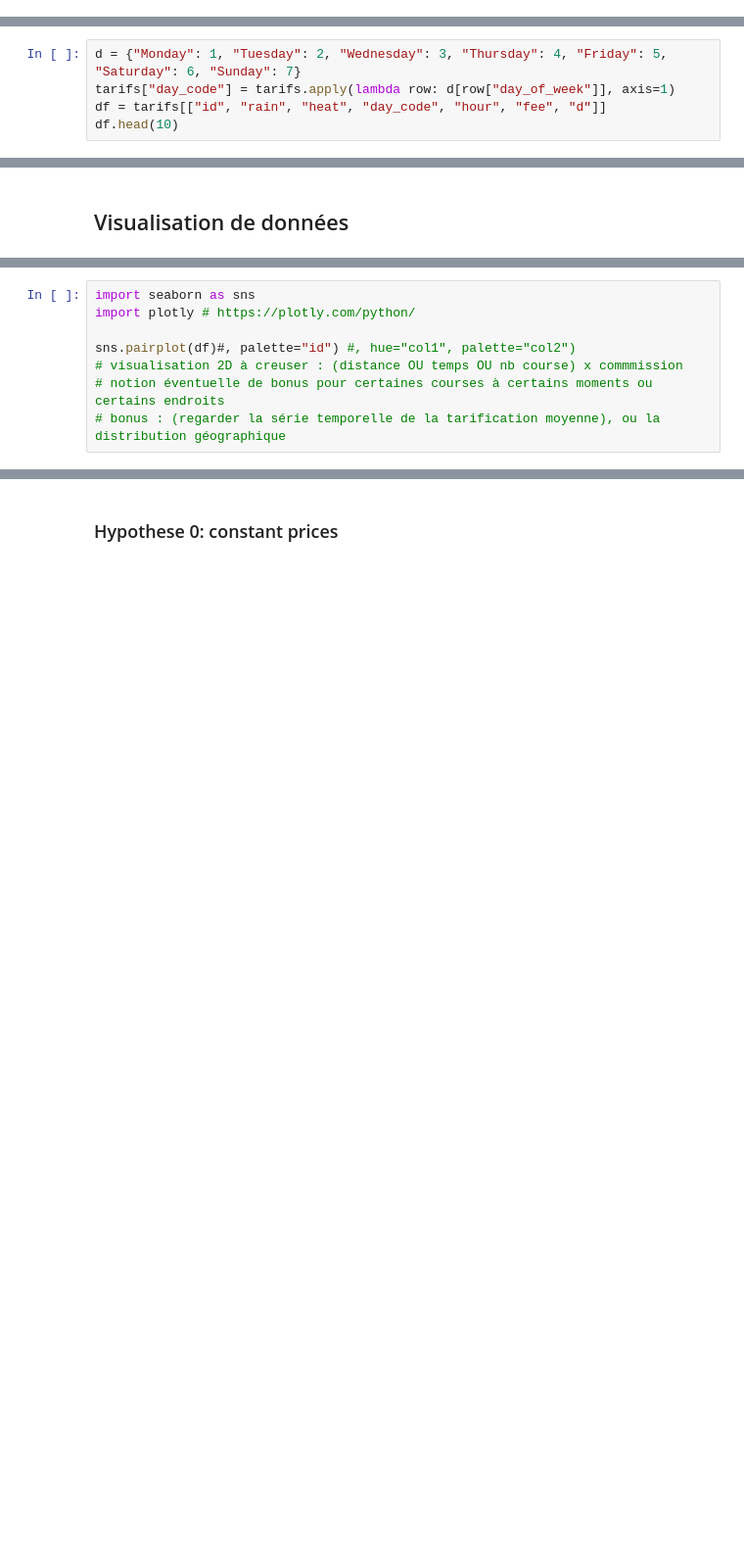
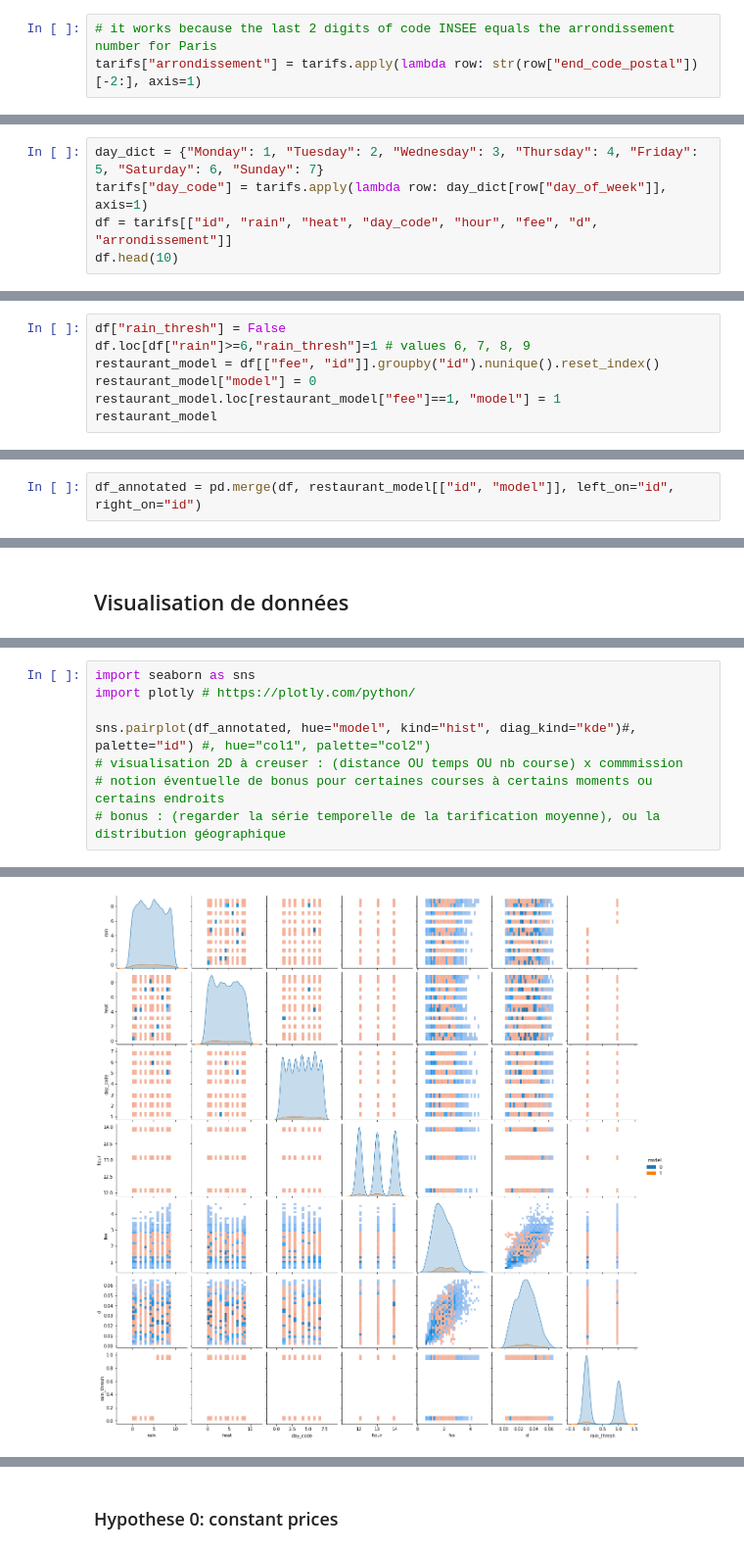
Before and after one commit to pedevineau/Inconnus, a Jupyter notebook: restaurant.ipynb, the cells around one changed output, grey strips where cells are left out. Shown at 98% size. Saved outputs shown, nothing was run; the diff lists cells and outputs as text; blank space fills up the shorter version.

Commit message:
Visualisations

```diff
--- a/restaurant.ipynb
+++ b/restaurant.ipynb
@@ -54 +65,4 @@ tarifs["d"] = np.sqrt((tarifs["end_lon"]-tarifs["start_lon"])**2 + (tarifs["end_
+# %%
+# it works because the last 2 digits of code INSEE equals the arrondissement number for Paris
+tarifs["arrondissement"] = tarifs.apply(lambda row: str(row["end_code_postal"])[-2:], axis=1)
 # %% [markdown]
@@ -56,5 +70,5 @@ tarifs["d"] = np.sqrt((tarifs["end_lon"]-tarifs["start_lon"])**2 + (tarifs["end_
 # %%
-d = {"Monday": 1, "Tuesday": 2, "Wednesday": 3, "Thursday": 4, "Friday": 5, "Saturday": 6, "Sunday": 7}
-tarifs["day_code"] = tarifs.apply(lambda row: d[row["day_of_week"]], axis=1)
-df = tarifs[["id", "rain", "heat", "day_code", "hour", "fee", "d"]]
+day_dict = {"Monday": 1, "Tuesday": 2, "Wednesday": 3, "Thursday": 4, "Friday": 5, "Saturday": 6, "Sunday": 7}
+tarifs["day_code"] = tarifs.apply(lambda row: day_dict[row["day_of_week"]], axis=1)
+df = tarifs[["id", "rain", "heat", "day_code", "hour", "fee", "d", "arrondissement"]]
 df.head(10)
@@ -71,0 +100,7 @@ from sklearn.model_selection import train_test_split
+# %%
+df["rain_thresh"] = False
+df.loc[df["rain"]>=6,"rain_thresh"]=1 # values 6, 7, 8, 9
+restaurant_model = df[["fee", "id"]].groupby("id").nunique().reset_index()
+restaurant_model["model"] = 0
+restaurant_model.loc[restaurant_model["fee"]==1, "model"] = 1
+restaurant_model
@@ -71,0 +131,2 @@ from sklearn.model_selection import train_test_split
+# %%
+df_annotated = pd.merge(df, restaurant_model[["id", "model"]], left_on="id", right_on="id")
@@ -77,7 +149,8 @@ from sklearn.model_selection import train_test_split
 import seaborn as sns
 import plotly # https://plotly.com/python/
 
-sns.pairplot(df)#, palette="id") #, hue="col1", palette="col2")
+sns.pairplot(df_annotated, hue="model", kind="hist", diag_kind="kde")#, palette="id") #, hue="col1", palette="col2")
 # visualisation 2D à creuser : (distance OU temps OU nb course) x commmission
 # notion éventuelle de bonus pour certaines courses à certains moments ou certains endroits
 # bonus : (regarder la série temporelle de la tarification moyenne), ou la distribution géographique
+# %% [output]
@@ -83,0 +158 @@ sns.pairplot(df)#, palette="id") #, hue="col1", palette="col2")
+[figure, added]
```
Also changed, not shown: parts of 11 cells of this notebook.
